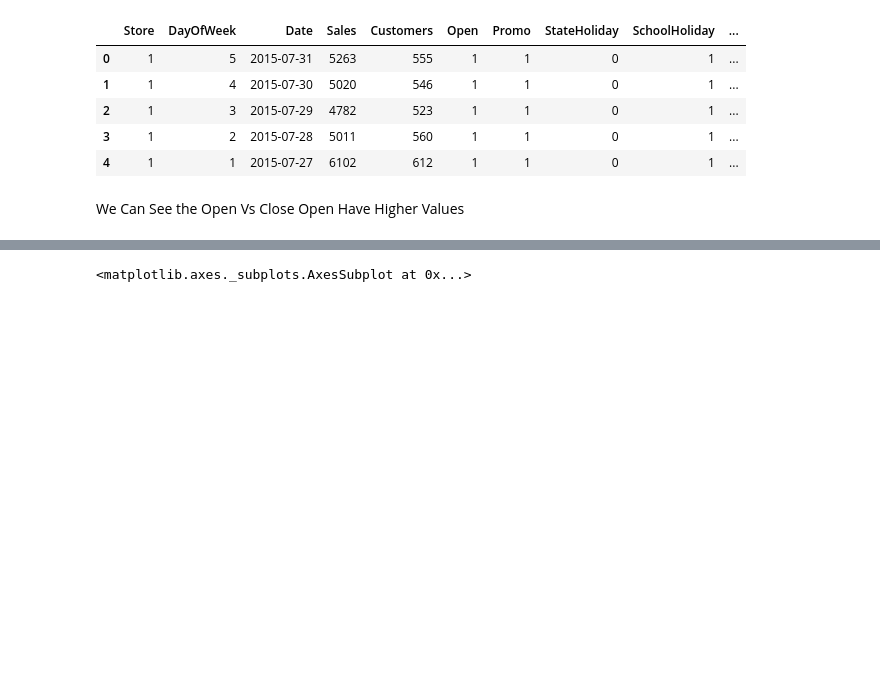
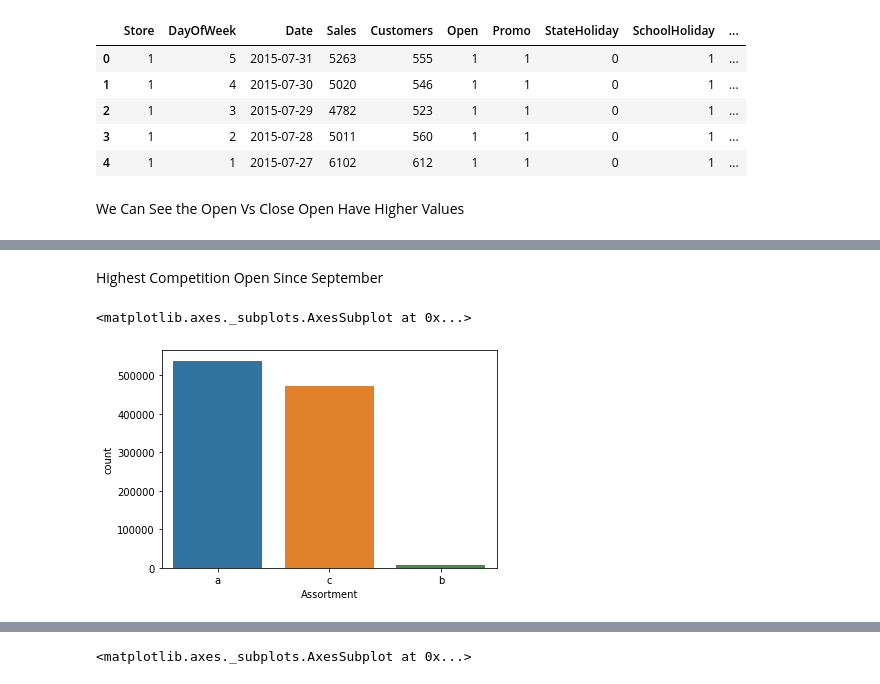
Before and after one commit to SaniyaBubere/ML_Regression_Retails_Sales_Prediction, a Jupyter notebook: ML_Regression_Retails_sales_Prediction.ipynb, the cells around one changed output, grey strips where cells are left out. Cells and saved outputs as stored; diff of their text form; code cells hidden in the pictures; blank space fills up the shorter version.

```diff
--- a/ML_Regression_Retails_sales_Prediction.ipynb
+++ b/ML_Regression_Retails_sales_Prediction.ipynb
@@ -441,0 +467,7 @@ categorical_variables = ['DayOfWeek','Open','Promo','StateHoliday','SchoolHolida
+# %% [markdown]
+Highest Competition Open Since September
+# %%
+sns.countplot(df['Assortment'])
+# %% [output]
+<matplotlib.axes._subplots.AxesSubplot at 0x...>
+[figure, added]
```
Also changed, not shown: parts of 44 cells of this notebook.
